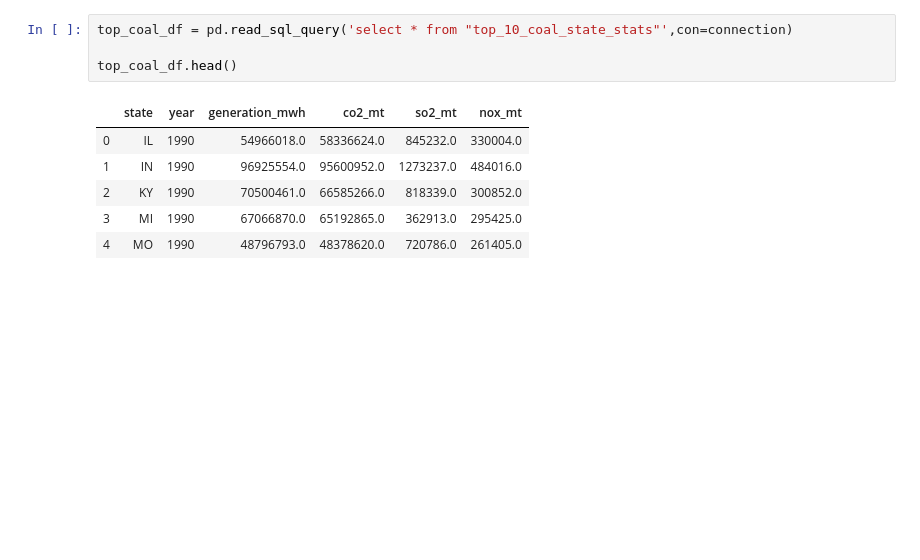
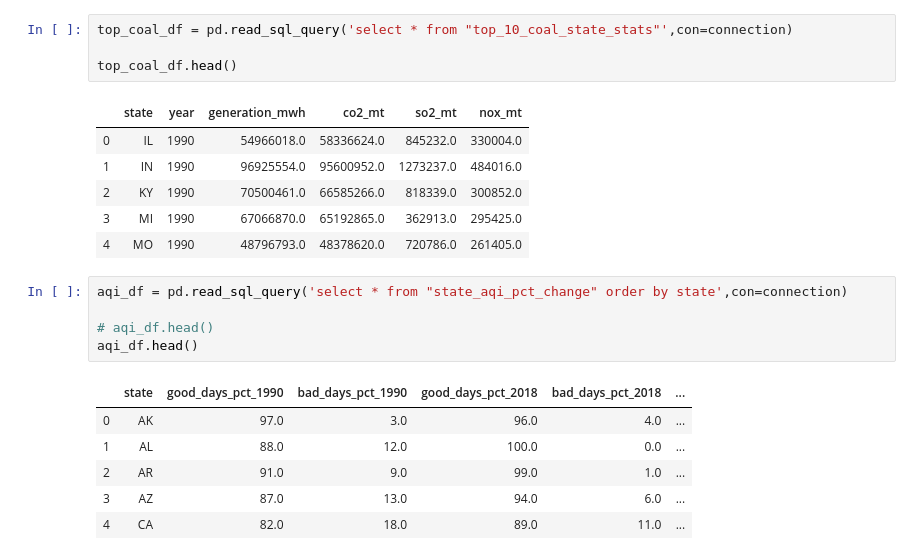
Before and after one commit to fpwirth/Data-Analytics-Project-2, a Jupyter notebook: Notebooks/group_analysis.ipynb, the cells around one changed output. Cells and saved outputs as stored; diff of their text form; blank space fills up the shorter version.

```diff
--- a/Notebooks/group_analysis.ipynb
+++ b/Notebooks/group_analysis.ipynb
@@ -36,3 +37,15 @@ top_coal_df.head()
 | 2 | KY | 1990 | 70500461.0 | 66585266.0 | 818339.0 | 300852.0 |
 | 3 | MI | 1990 | 67066870.0 | 65192865.0 | 362913.0 | 295425.0 |
 | 4 | MO | 1990 | 48796793.0 | 48378620.0 | 720786.0 | 261405.0 |
+# %%
+aqi_df = pd.read_sql_query('select * from "state_aqi_pct_change" order by state',con=connection)
+
+# aqi_df.head()
+aqi_df.head()
+# %% [output]
+|  | state | good_days_pct_1990 | bad_days_pct_1990 | good_days_pct_2018 | bad_days_pct_2018 | ... |
+| 0 | AK | 97.0 | 3.0 | 96.0 | 4.0 | ... |
+| 1 | AL | 88.0 | 12.0 | 100.0 | 0.0 | ... |
+| 2 | AR | 91.0 | 9.0 | 99.0 | 1.0 | ... |
+| 3 | AZ | 87.0 | 13.0 | 94.0 | 6.0 | ... |
+| 4 | CA | 82.0 | 18.0 | 89.0 | 11.0 | ... |
```
Also changed, not shown: parts of 8 cells of this notebook, 3 other files.
